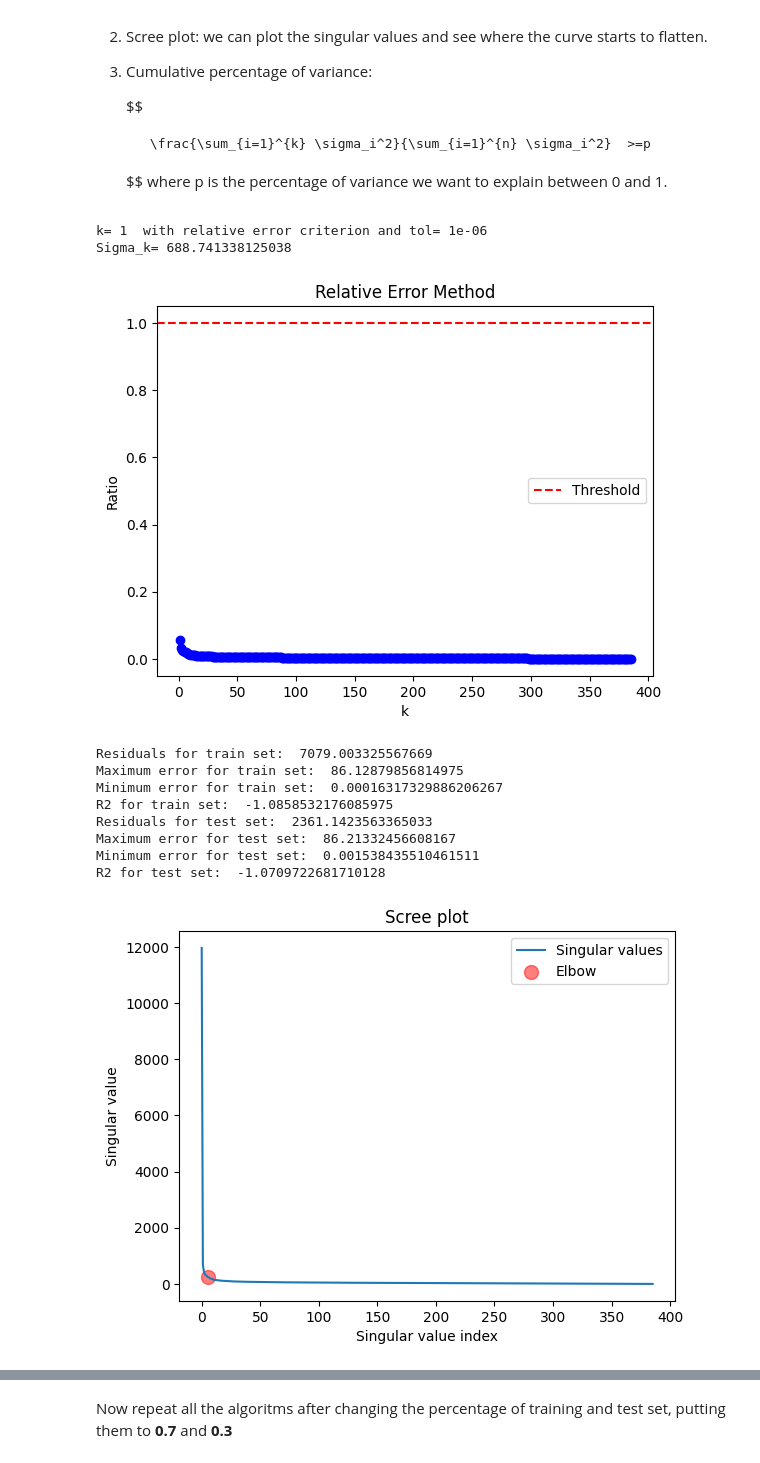
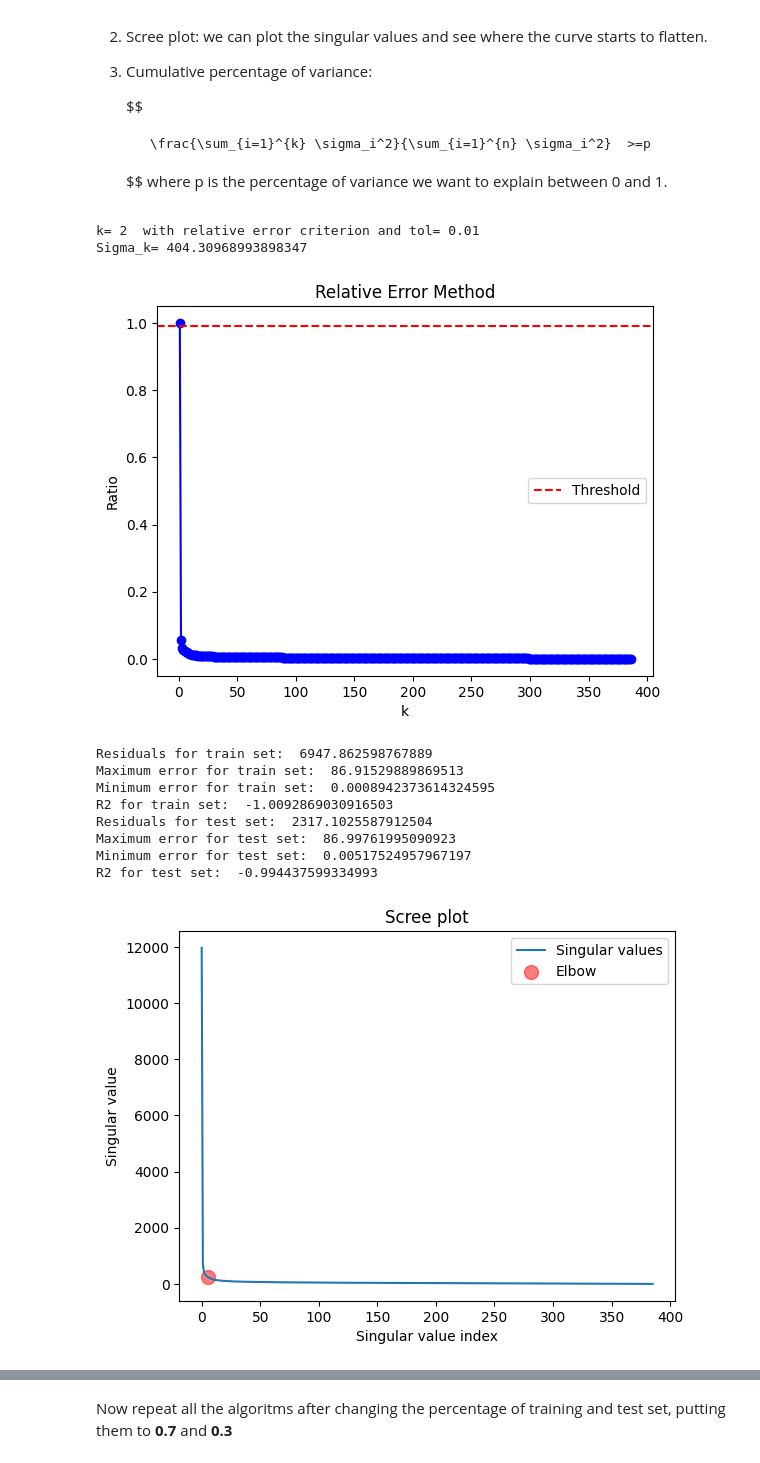
Before and after one commit to LuanNurja02/Final_Exam, a Jupyter notebook: Nurja_Luan_exercise2.ipynb, the cells around one changed output, grey strips where cells are left out. Cells and saved outputs as stored; diff of their text form; code cells hidden in the pictures.

```diff
--- a/Nurja_Luan_exercise2.ipynb
+++ b/Nurja_Luan_exercise2.ipynb
@@ -395,9 +395,9 @@ def PCRSolver(X_train, y_train, X_test, y_test):
     U, S, Vt = np.linalg.svd(X_train, full_matrices=False)
 
     # 1: Relative error criterion
-    tol = 1e-6
+    tol = 1e-2
     # Ratio between sigma_{k+1} and sigma_1 for each k
-    ratios = S[1:] / S[0]
+    ratios = S/ S[0]
     k = np.argmax(ratios < 1-tol) +1
     print("k=", k, " with relative error criterion and tol=", tol)
     print("Sigma_k=", S[k])
@@ -469,44 +469,44 @@ def PCRSolver(X_train, y_train, X_test, y_test):
     # 3: Cumulative percentage of variance
     p = 0.99
     total_sum = np.sum(S**2)
     cumulative_sum = np.cumsum(S**2)
     k = np.argmax((cumulative_sum / total_sum) > p)
     print("k=", k, "with cumulative percentage of variance and p=", p)
     print("Sigma_k=", S[k])
 
     U_k = U[:, :k]
     Vt_k = Vt[:k, :]
     S_k = np.diag(S)[:k, :k]
     S_k_inv = np.linalg.inv(S_k)
 
 
     theta = Vt_k.T.dot(S_k_inv).dot(U_k.T).dot(y_train)
 
     y_train_pred = X_train.dot(theta)
     residuals_train = y_train - y_train_pred
     print("Residuals for train set: ", np.linalg.norm(residuals_train, 2))
     R2_train = 1 - np.sum((y_train - y_train_pred)**2) / np.sum((y_train - np.mean(y_train))**2)
     print("R2 for train set: ", R2_train)
 
     y_test_pred = X_test.dot(theta)
     residuals_test = y_test - y_test_pred
     print("Residuals for test set: ", np.linalg.norm(residuals_test, 2))
     R2_test = 1 - np.sum((y_test - y_test_pred)**2) / np.sum((y_test - np.mean(y_test))**2)
     print("R2 for test set: ", R2_test)
 
 print(PCRSolver(X_train, y_train, X_test, y_test))
 # %% [output]
-k= 1  with relative error criterion and tol= 1e-06
-Sigma_k= 688.741338125038
+k= 2  with relative error criterion and tol= 0.01
+Sigma_k= 404.30968993898347
-[figure, old version]
+[figure, new version]
-Residuals for train set:  7079.003325567669
-Maximum error for train set:  86.12879856814975
-Minimum error for train set:  0.00016317329886206267
-R2 for train set:  -1.0858532176085975
-Residuals for test set:  2361.1423563365033
-Maximum error for test set:  86.21332456608167
-Minimum error for test set:  0.001538435510461511
-R2 for test set:  -1.0709722681710128
+Residuals for train set:  6947.862598767889
+Maximum error for train set:  86.91529889869513
+Minimum error for train set:  0.0008942373614324595
+R2 for train set:  -1.0092869030916503
+Residuals for test set:  2317.1025587912504
+Maximum error for test set:  86.99761995090923
+Minimum error for test set:  0.00517524957967197
+R2 for test set:  -0.994437599334993
 [figure]
 k= 5  with Screep plot
 Sigma_k= 250.9209568227011
```
Also changed, not shown: parts of 6 cells of this notebook, 1 other file.
